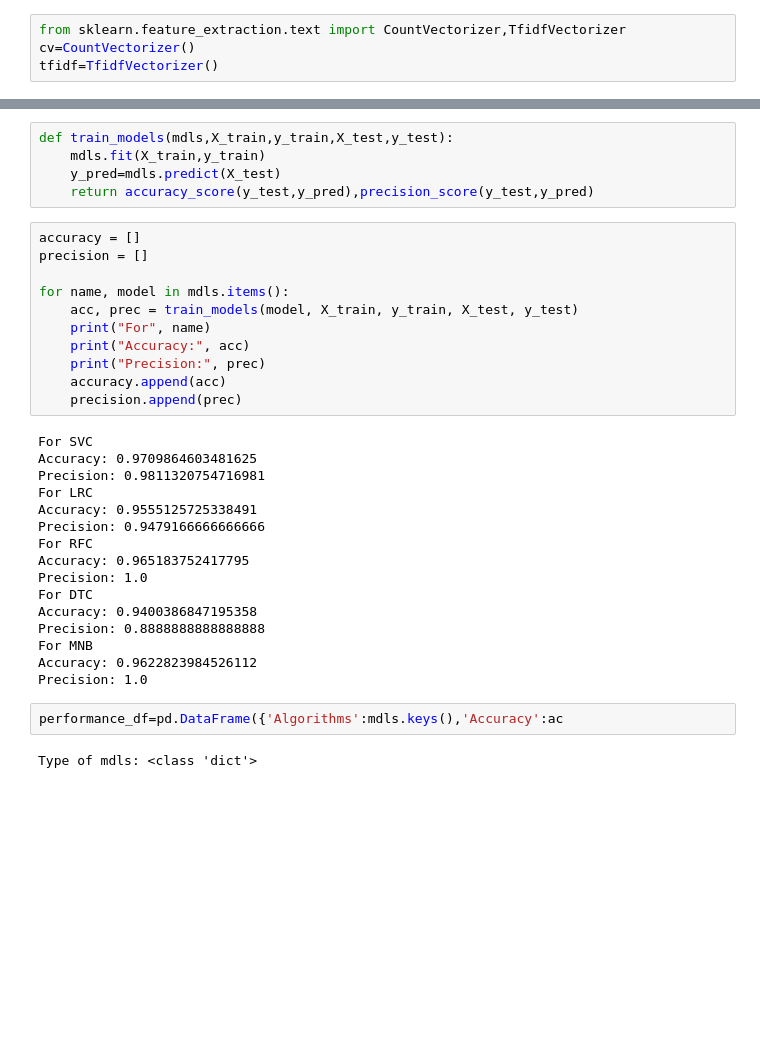
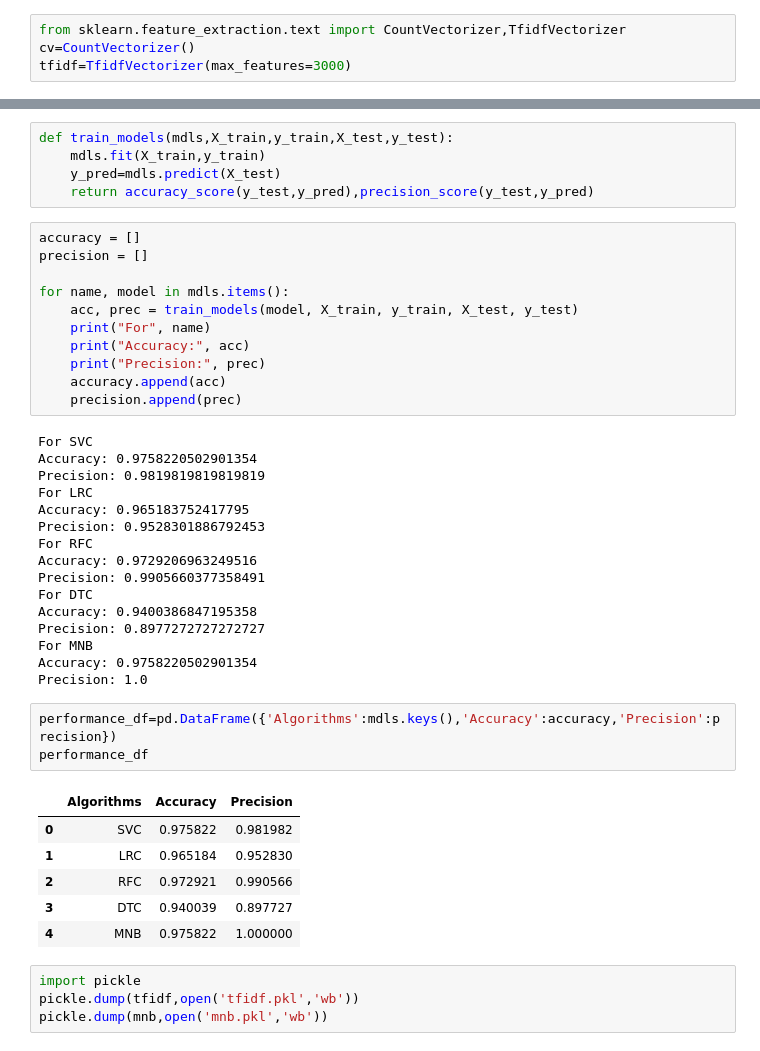
Before and after one commit to Rojin-Dhami/SMS_spam_classifier, a Jupyter notebook: spam_detection.ipynb, the cells around one changed output, grey strips where cells are left out. Saved outputs shown, nothing was run; the diff lists cells and outputs as text; blank space fills up the shorter version.

Commit message:
Completed the model selection and improvement , and pickled the some objects

```diff
--- a/spam_detection.ipynb
+++ b/spam_detection.ipynb
@@ -308,7 +308,7 @@ Model Building
 # %%
 from sklearn.feature_extraction.text import CountVectorizer,TfidfVectorizer
 cv=CountVectorizer()
-tfidf=TfidfVectorizer()
+tfidf=TfidfVectorizer(max_features=3000)
 # %%
 X=tfidf.fit_transform(df.transformed_text).toarray()
 X.shape
@@ -400,21 +400,31 @@ for name, model in mdls.items():
     precision.append(prec)
 # %% [output]
 For SVC
-Accuracy: 0.9709864603481625
-Precision: 0.9811320754716981
+Accuracy: 0.9758220502901354
+Precision: 0.9819819819819819
 For LRC
-Accuracy: 0.9555125725338491
-Precision: 0.9479166666666666
+Accuracy: 0.965183752417795
+Precision: 0.9528301886792453
 For RFC
-Accuracy: 0.965183752417795
-Precision: 1.0
+Accuracy: 0.9729206963249516
+Precision: 0.9905660377358491
 For DTC
 Accuracy: 0.9400386847195358
-Precision: 0.8888888888888888
+Precision: 0.8977272727272727
 For MNB
-Accuracy: 0.9622823984526112
+Accuracy: 0.9758220502901354
 Precision: 1.0
 # %%
-performance_df=pd.DataFrame({'Algorithms':mdls.keys(),'Accuracy':ac
+performance_df=pd.DataFrame({'Algorithms':mdls.keys(),'Accuracy':accuracy,'Precision':precision})
+performance_df
 # %% [output]
-Type of mdls: <class 'dict'>
+|  | Algorithms | Accuracy | Precision |
+| 0 | SVC | 0.975822 | 0.981982 |
+| 1 | LRC | 0.965184 | 0.952830 |
+| 2 | RFC | 0.972921 | 0.990566 |
+| 3 | DTC | 0.940039 | 0.897727 |
+| 4 | MNB | 0.975822 | 1.000000 |
+# %%
+import pickle
+pickle.dump(tfidf,open('tfidf.pkl','wb'))
+pickle.dump(mnb,open('mnb.pkl','wb'))
```
Also changed, not shown: parts of 4 cells of this notebook.
